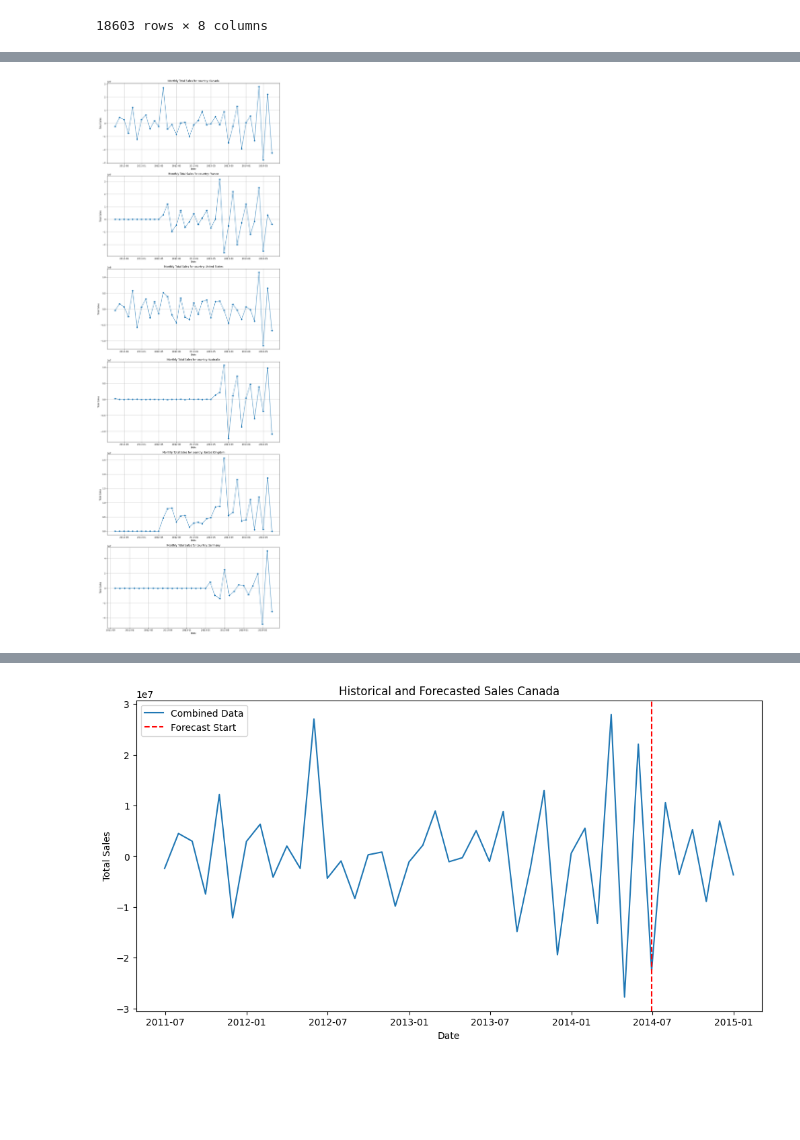
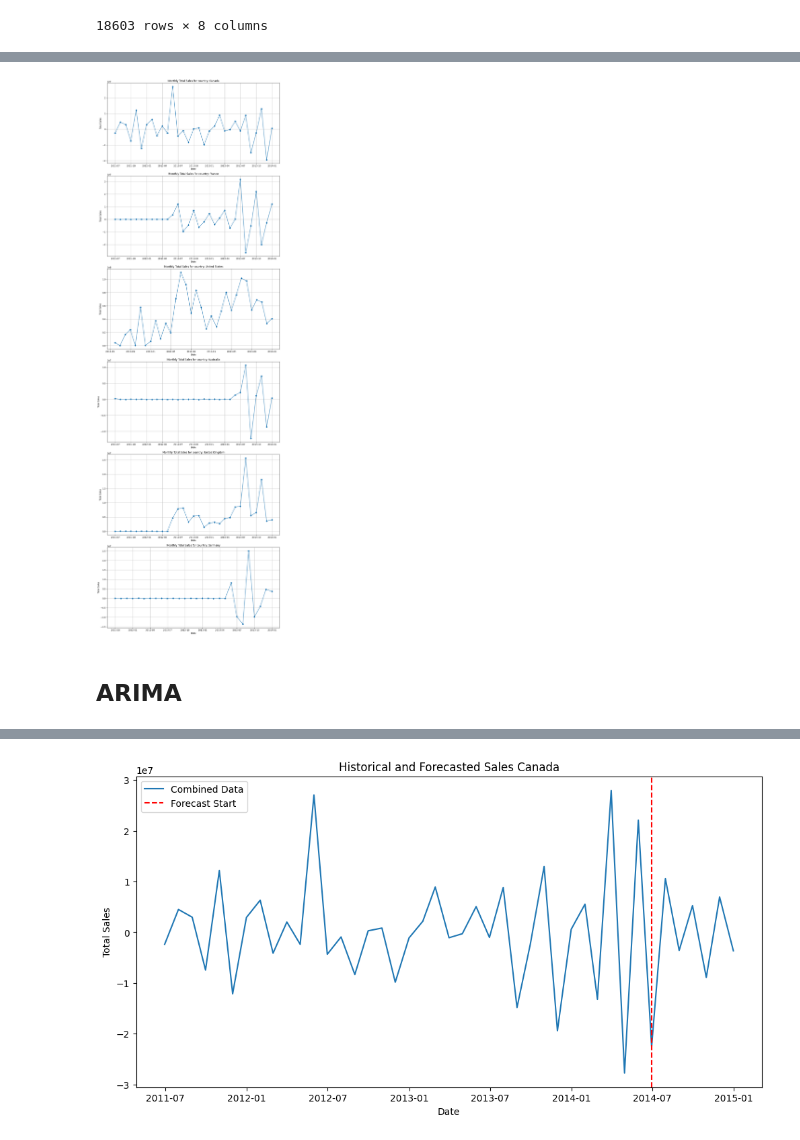
Before and after one commit to ga1nang/curent_topic, a Jupyter notebook: arima_country.ipynb, the cells around one changed output, grey strips where cells are left out. Cells and saved outputs as stored; diff of their text form; code cells hidden in the pictures; blank space fills up the shorter version.

```diff
--- a/arima_country.ipynb
+++ b/arima_country.ipynb
@@ -68,13 +88,11 @@ sales_data_country[countries[0]]
 # %%
 # Resample 'TotalDue' for each country in the dictionary
-monthly_sales_by_country = {
-    country: data['TotalDue'].resample('ME').sum() for country, data in sales_data_country.items()
-}
+combined_data, train_data, test_data = train_test_split_country(sales_data_country)
 
 # Example: Access the resampled data for the first country
 first_country = countries[0]
 print(f"Monthly sales for country '{first_country}':")
-print(monthly_sales_by_country[first_country])
+print(train_data[first_country])
 # %% [output]
 Monthly sales for country 'Canada':
 datetime
@@ -98,7 +127,7 @@ n_countries = len(countries)  # Total number of countries
 
 plt.figure(figsize=(12, 6 * n_countries))  # Adjust figure size dynamically based on the number of countries
 
-for i, (country, monthly_sales) in enumerate(monthly_sales_by_country.items(), 1):
+for i, (country, monthly_sales) in enumerate(train_data.items(), 1):
     plt.subplot(n_countries, 1, i)
     plt.plot(monthly_sales, marker='o', linestyle='-')
     plt.title(f"Monthly Total Sales for country: {country}")
@@ -125,7 +154,7 @@ def adf_test(series):
 
 
 # Perform ADF test
-for (country, data) in monthly_sales_by_country.items():
+for (country, data) in train_data.items():
     print(f'{country}')
     adf_test(data)
 # %% [output]
@@ -149,21 +177,0 @@ Critical Value (10%): -2.636
-# %%
-#return p value
-def calculate_p_value(data):
-    """
-    If p-value > 0.05: The time series is non-stationary.
-    If p-value ≤ 0.05: The time series is stationary.
-    """
-    result = adfuller(data)
-    return result[1]
-
-
-
-#Make the time series stationary
-for (country, data) in monthly_sales_by_country.items():
-    p_value = calculate_p_value(data)
-
-    if p_value > 0.05:
-        print(f"\ncountry: {country}")
-        differenced_data = data.diff().dropna()
-        monthly_sales_by_country[country] = differenced_data
-        print(calculate_p_value(differenced_data))
@@ -173,20 +251,22 @@ country: Germany
 # %%
 n_countries = len(countries)  # Total number of countries
 
 plt.figure(figsize=(12, 6 * n_countries))  # Adjust figure size dynamically based on the number of countries
 
-for i, (country, monthly_sales) in enumerate(monthly_sales_by_country.items(), 1):
+for i, (country, monthly_sales) in enumerate(train_data.items(), 1):
     plt.subplot(n_countries, 1, i)
     plt.plot(monthly_sales, marker='o', linestyle='-')
     plt.title(f"Monthly Total Sales for country: {country}")
     plt.xlabel("Date")
     plt.ylabel("Total Sales")
     plt.grid(True)
 
 # Adjust layout
 plt.tight_layout()
 plt.show()
 # %% [output]
-[figure, old version]
+[figure, new version]
+# %% [markdown]
+## ARIMA
 # %%
 # Define maximum lags (adjust as necessary)
```
Also changed, not shown: parts of 39 cells of this notebook.
